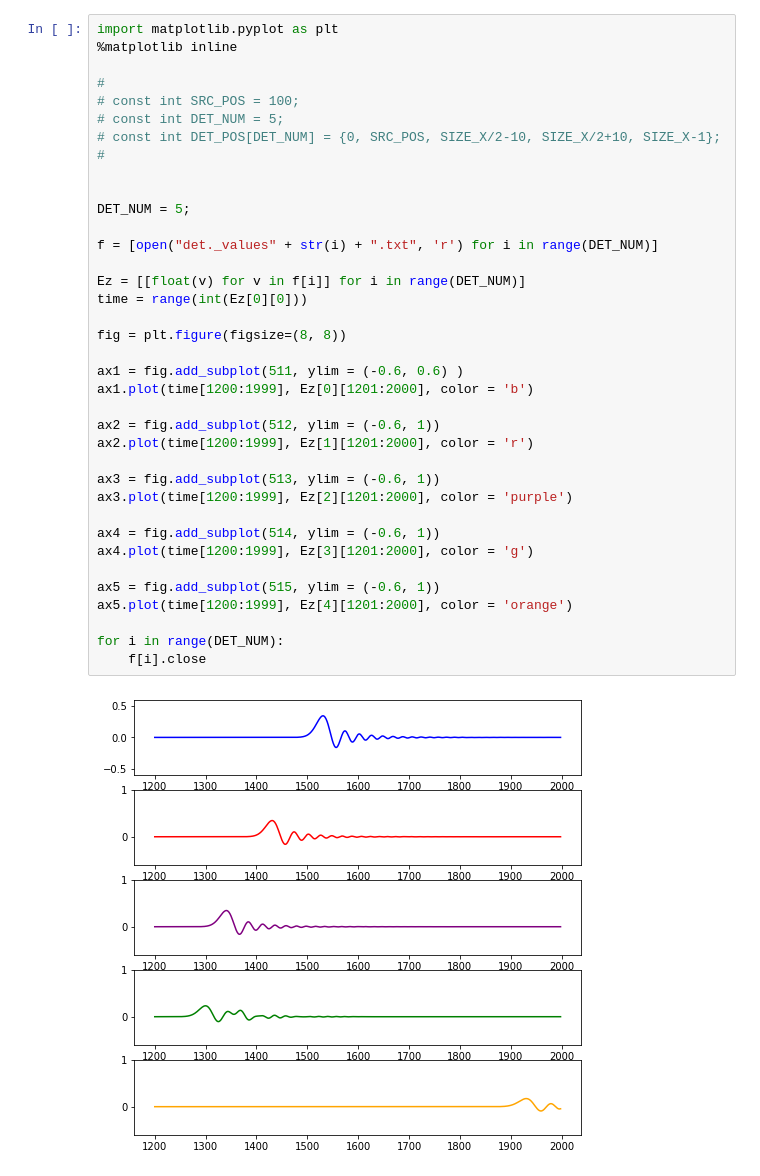
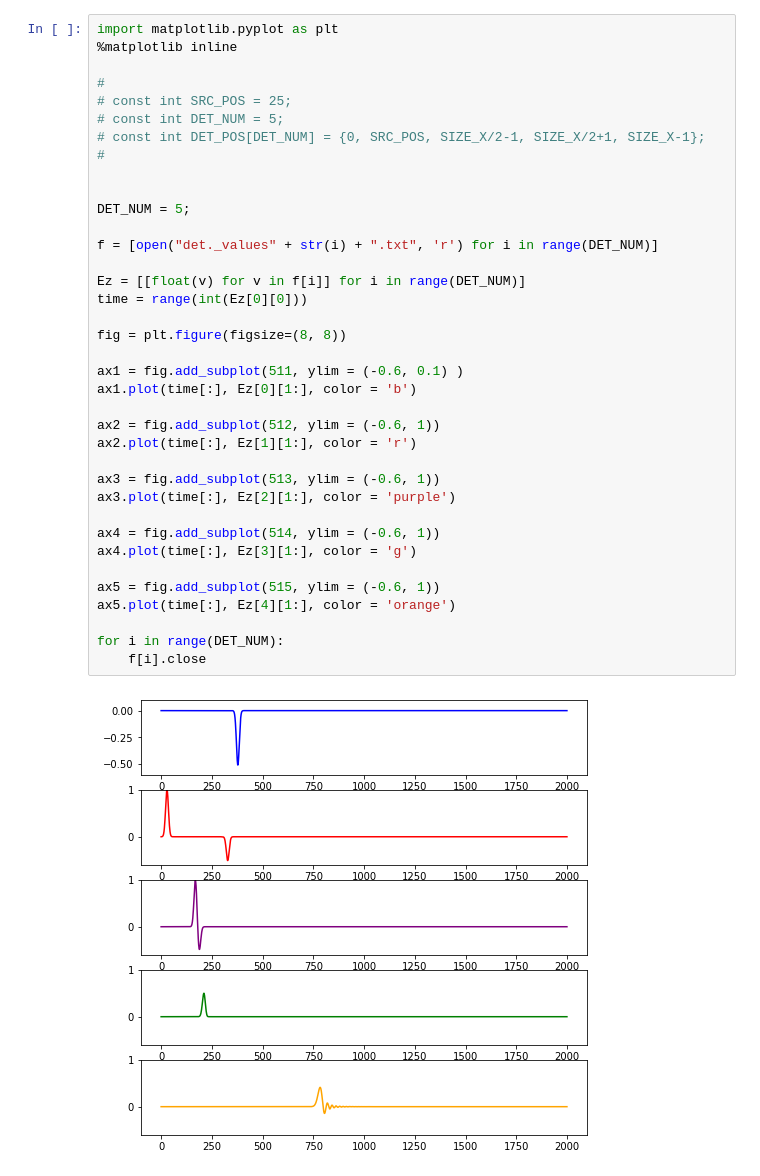
Before and after one commit to sINGLErun/FDTD, a Jupyter notebook: 1Dimentional_graphs.ipynb, the cells around one changed output. Drawn from its saved outputs; the diff is of its cells as text.

```diff
--- a/1Dimentional_graphs.ipynb
+++ b/1Dimentional_graphs.ipynb
@@ -1,39 +1,39 @@
 # %%
 import matplotlib.pyplot as plt
 %matplotlib inline
 
 #
-# const int SRC_POS = 100;
+# const int SRC_POS = 25;
 # const int DET_NUM = 5;
-# const int DET_POS[DET_NUM] = {0, SRC_POS, SIZE_X/2-10, SIZE_X/2+10, SIZE_X-1};
+# const int DET_POS[DET_NUM] = {0, SRC_POS, SIZE_X/2-1, SIZE_X/2+1, SIZE_X-1};
 #
 
 
 DET_NUM = 5;
 
 f = [open("det._values" + str(i) + ".txt", 'r') for i in range(DET_NUM)]
 
 Ez = [[float(v) for v in f[i]] for i in range(DET_NUM)]
 time = range(int(Ez[0][0]))
 
 fig = plt.figure(figsize=(8, 8))
 
-ax1 = fig.add_subplot(511, ylim = (-0.6, 0.6) )
-ax1.plot(time[1200:1999], Ez[0][1201:2000], color = 'b')
+ax1 = fig.add_subplot(511, ylim = (-0.6, 0.1) )
+ax1.plot(time[:], Ez[0][1:], color = 'b')
 
 ax2 = fig.add_subplot(512, ylim = (-0.6, 1))
-ax2.plot(time[1200:1999], Ez[1][1201:2000], color = 'r')
+ax2.plot(time[:], Ez[1][1:], color = 'r')
 
 ax3 = fig.add_subplot(513, ylim = (-0.6, 1))
-ax3.plot(time[1200:1999], Ez[2][1201:2000], color = 'purple')
+ax3.plot(time[:], Ez[2][1:], color = 'purple')
 
 ax4 = fig.add_subplot(514, ylim = (-0.6, 1))
-ax4.plot(time[1200:1999], Ez[3][1201:2000], color = 'g')
+ax4.plot(time[:], Ez[3][1:], color = 'g')
 
 ax5 = fig.add_subplot(515, ylim = (-0.6, 1))
-ax5.plot(time[1200:1999], Ez[4][1201:2000], color = 'orange')
+ax5.plot(time[:], Ez[4][1:], color = 'orange')
 
 for i in range(DET_NUM):
     f[i].close
 # %% [output]
-[figure, old version]
+[figure, new version]
```
Also changed, not shown: parts of 2 cells of this notebook, 4 other files.
